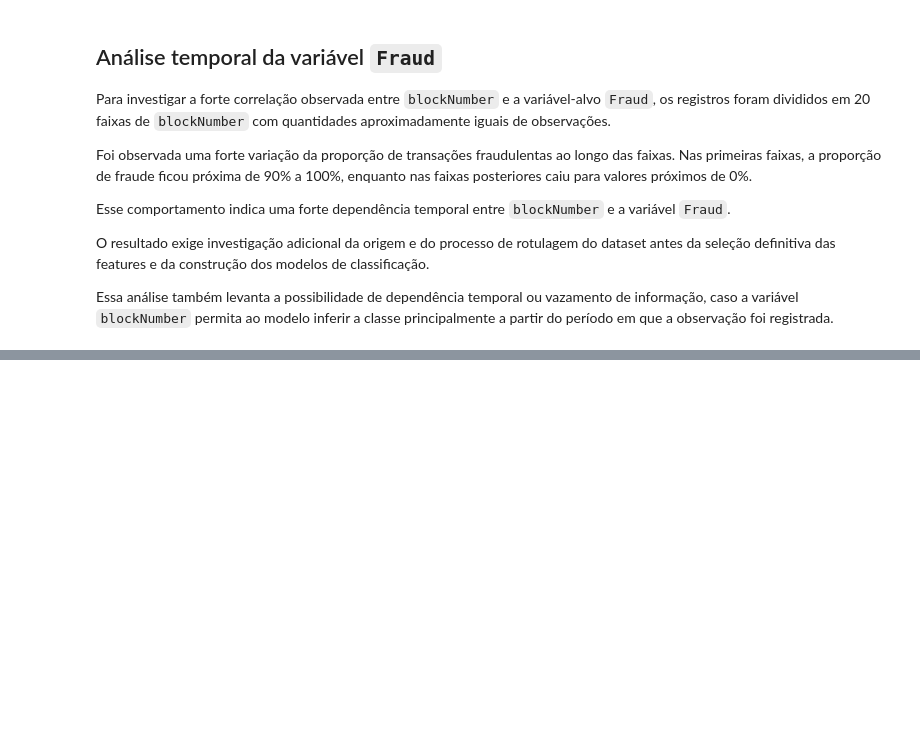
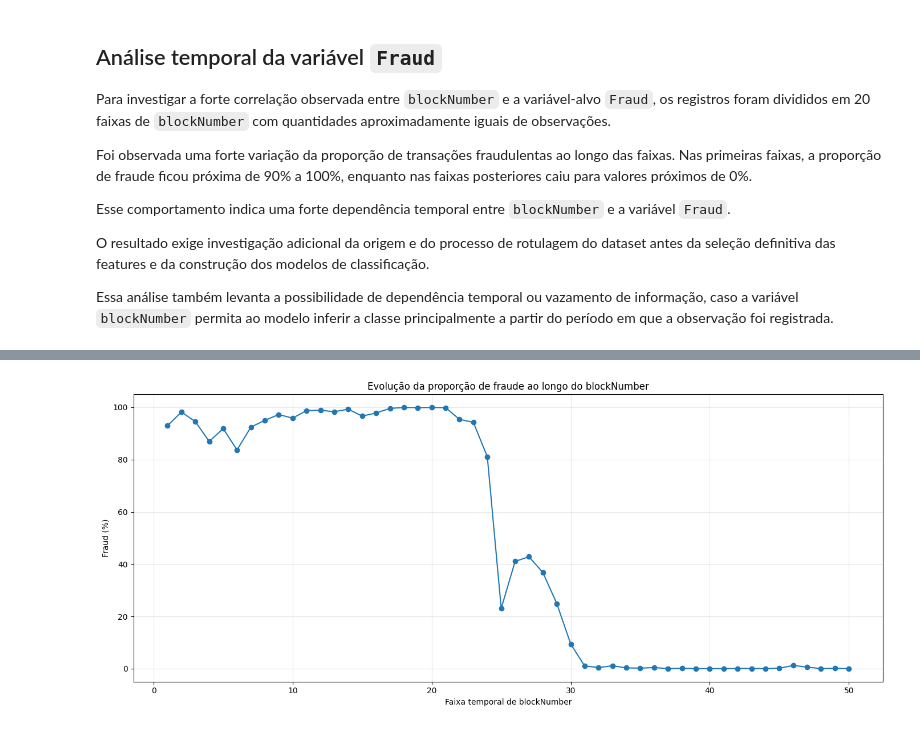
Before and after one commit to GabrielThiel/ethereum-fraud-analysis, a Jupyter notebook: notebooks/01-exploracao-datasets.ipynb, the cells around one changed output, grey strips where cells are left out. Cells and saved outputs as stored; diff of their text form; code cells hidden in the pictures; blank space fills up the shorter version.

Commit message:
notebooks: update ETFD exploratory analysis

```diff
--- a/notebooks/01-exploracao-datasets.ipynb
+++ b/notebooks/01-exploracao-datasets.ipynb
@@ -697,0 +1052,28 @@ foi registrada.
+# %%
+# Percentual de fraude ao longo do blockNumber
+
+df_temporal_analise = (
+    df_etfd_sem_duplicatas
+    .sort_values("blockNumber")
+    .copy()
+)
+
+df_temporal_analise["faixa_temporal"] = pd.qcut(
+    df_temporal_analise["blockNumber"],
+    q=50,
+    duplicates="drop"
+)
+
+fraude_temporal = (
+    df_temporal_analise
+    .groupby("faixa_temporal", observed=True)["Fraud"]
+    .agg(
+        quantidade="count",
+        fraudes="sum",
+        percentual_fraude="mean"
+    )
+)
+
+fraude_temporal["percentual_fraude"] *= 100
+
+fraude_temporal
@@ -697,0 +1099,18 @@ foi registrada.
+# %%
+plt.figure(figsize=(14, 6))
+
+plt.plot(
+    range(1, len(fraude_temporal) + 1),
+    fraude_temporal["percentual_fraude"],
+    marker="o"
+)
+
+plt.xlabel("Faixa temporal de blockNumber")
+plt.ylabel("Fraud (%)")
+plt.title("Evolução da proporção de fraude ao longo do blockNumber")
+plt.grid(True, alpha=0.3)
+
+plt.tight_layout()
+plt.show()
+# %% [output]
+[figure, added]
```
Also changed, not shown: parts of 20 cells of this notebook.
